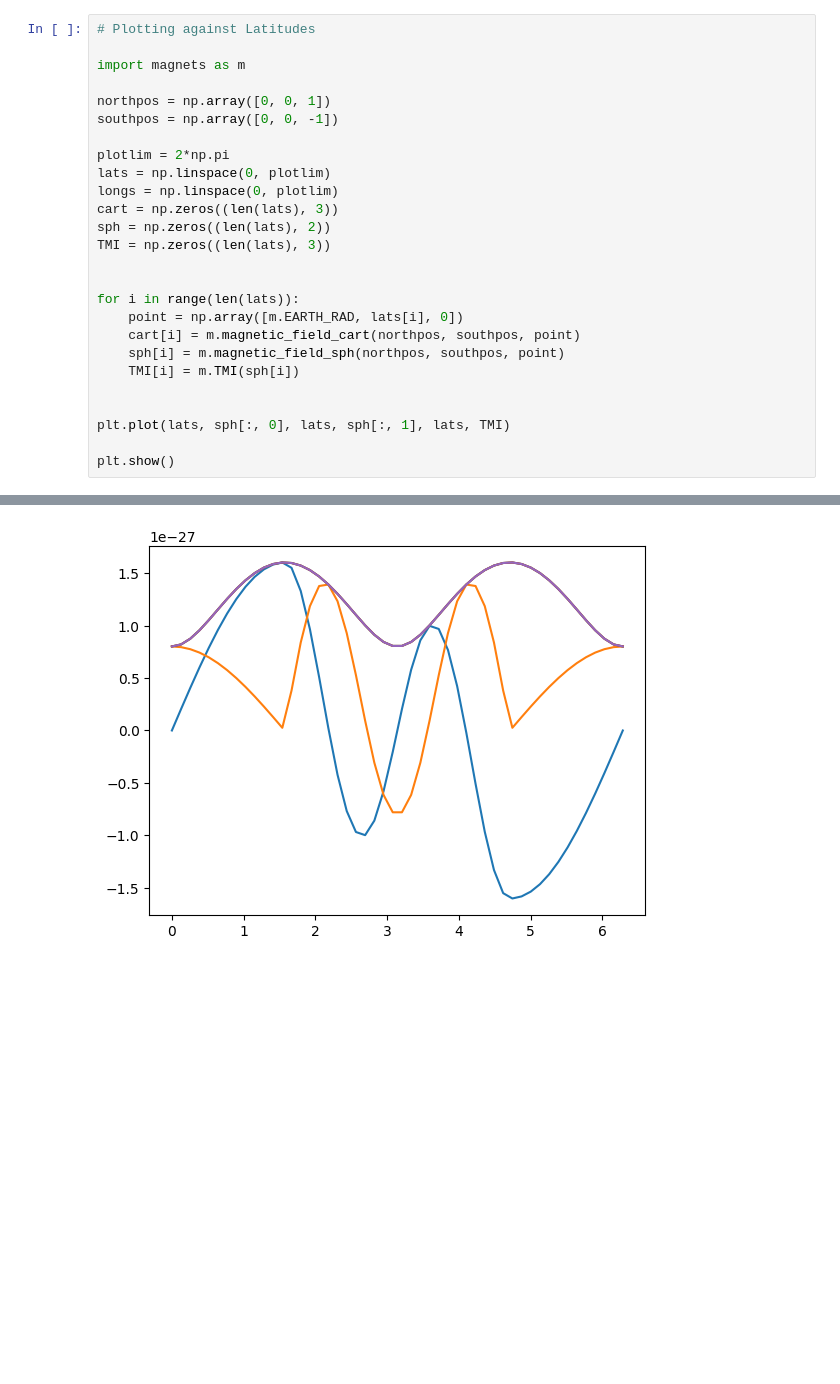
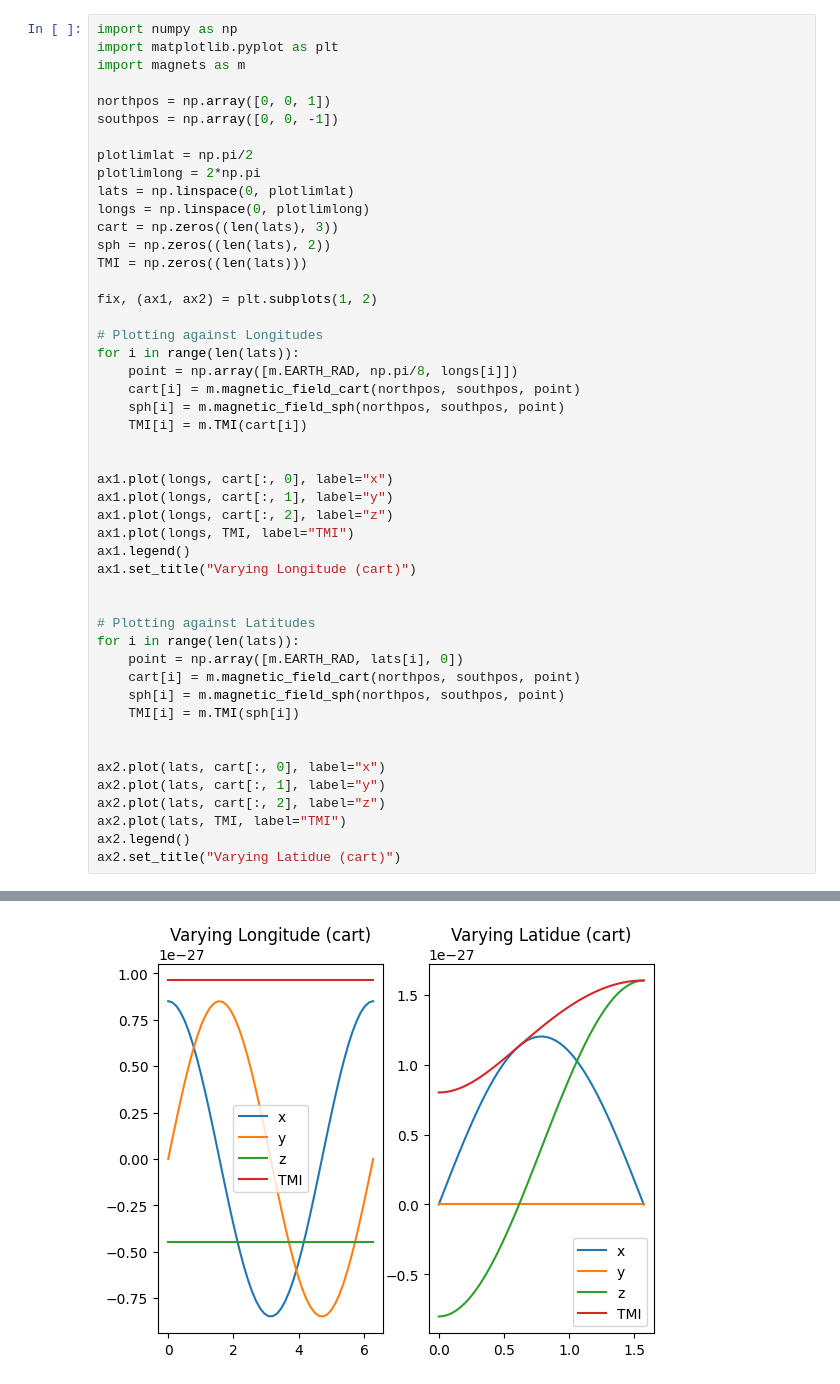
Before and after one commit to Richter-Paul/magnetic_modelling, a Jupyter notebook: magtesting.ipynb, the cells around one changed output, grey strips where cells are left out. Drawn from its saved outputs; the diff is of its cells as text; blank space fills up the shorter version.

Commit message:
Testing plotting of cartesian field components

```diff
--- a/magtesting.ipynb
+++ b/magtesting.ipynb
@@ -5,19 +1,38 @@ import magnets as m
 # %%
-# Plotting against Latitudes
-
+import numpy as np
+import matplotlib.pyplot as plt
 import magnets as m
 
 northpos = np.array([0, 0, 1])
 southpos = np.array([0, 0, -1])
 
-plotlim = 2*np.pi
-lats = np.linspace(0, plotlim)
-longs = np.linspace(0, plotlim)
+plotlimlat = np.pi/2
+plotlimlong = 2*np.pi
+lats = np.linspace(0, plotlimlat)
+longs = np.linspace(0, plotlimlong)
 cart = np.zeros((len(lats), 3))
 sph = np.zeros((len(lats), 2))
-TMI = np.zeros((len(lats), 3))
+TMI = np.zeros((len(lats)))
+
+fix, (ax1, ax2) = plt.subplots(1, 2)
+
+# Plotting against Longitudes
+for i in range(len(lats)):
+    point = np.array([m.EARTH_RAD, np.pi/8, longs[i]])
+    cart[i] = m.magnetic_field_cart(northpos, southpos, point)
+    sph[i] = m.magnetic_field_sph(northpos, southpos, point)
+    TMI[i] = m.TMI(cart[i])
 
 
+ax1.plot(longs, cart[:, 0], label="x")
+ax1.plot(longs, cart[:, 1], label="y")
+ax1.plot(longs, cart[:, 2], label="z")
+ax1.plot(longs, TMI, label="TMI")
+ax1.legend()
+ax1.set_title("Varying Longitude (cart)")
+
+
+# Plotting against Latitudes
 for i in range(len(lats)):
     point = np.array([m.EARTH_RAD, lats[i], 0])
     cart[i] = m.magnetic_field_cart(northpos, southpos, point)
@@ -25,7 +40,10 @@ for i in range(len(lats)):
     TMI[i] = m.TMI(sph[i])
 
 
-plt.plot(lats, sph[:, 0], lats, sph[:, 1], lats, TMI)
-
-plt.show()
+ax2.plot(lats, cart[:, 0], label="x")
+ax2.plot(lats, cart[:, 1], label="y")
+ax2.plot(lats, cart[:, 2], label="z")
+ax2.plot(lats, TMI, label="TMI")
+ax2.legend()
+ax2.set_title("Varying Latidue (cart)")
 # %% [output]
@@ -32 +51 @@ plt.show()
-[figure, old version]
+[figure, new version]
```
Also changed, not shown: parts of 4 cells of this notebook, 1 other file.
